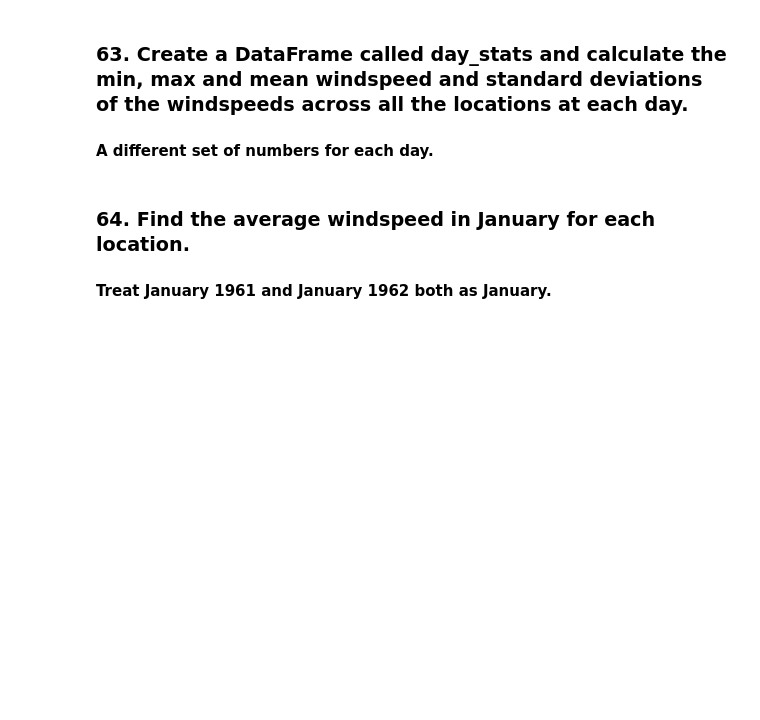
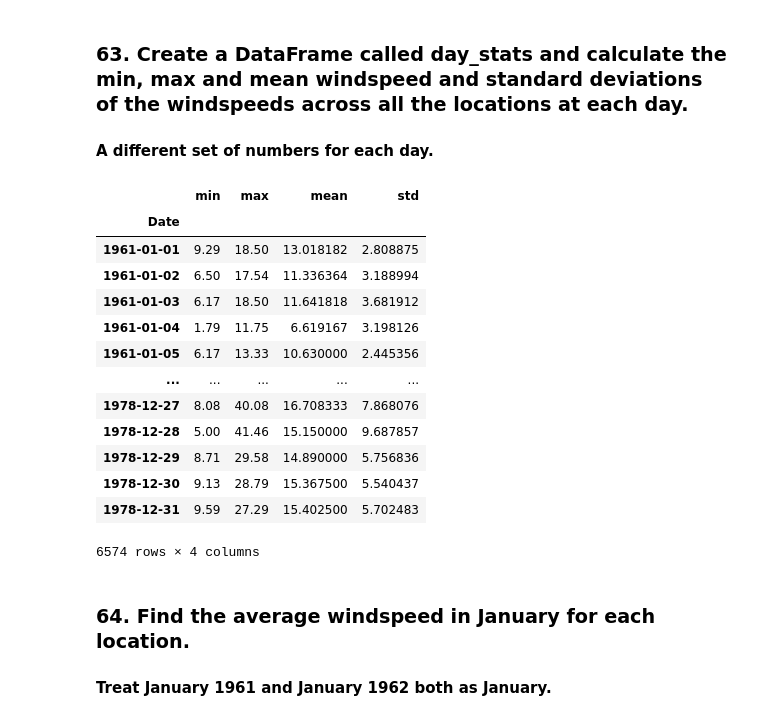
Before and after one commit to Flute22/Python, a Jupyter notebook: Practice/Basic Data Manipulation - Visualization Exercise/Basic_Data_Manipulation_Visualization_Exercise.ipynb, the cells around one changed output. Cells and saved outputs as stored; diff of their text form; code cells hidden in the pictures; blank space fills up the shorter version.

```diff
--- a/Practice/Basic Data Manipulation - Visualization Exercise/Basic_Data_Manipulation_Visualization_Exercise.ipynb
+++ b/Practice/Basic Data Manipulation - Visualization Exercise/Basic_Data_Manipulation_Visualization_Exercise.ipynb
@@ -1347,6 +1469,25 @@ IndexError: list index out of range
 ### 63. Create a DataFrame called day_stats and calculate the min, max and mean windspeed and standard deviations of the windspeeds across all the locations at each day.
 
 #### A different set of numbers for each day.
+# %%
+day_stats = data.agg(['min', 'max', 'mean', 'std'], axis=1)
+
+day_stats
+# %% [output]
+|  | min | max | mean | std |
+| Date |  |  |  |  |
+| 1961-01-01 | 9.29 | 18.50 | 13.018182 | 2.808875 |
+| 1961-01-02 | 6.50 | 17.54 | 11.336364 | 3.188994 |
+| 1961-01-03 | 6.17 | 18.50 | 11.641818 | 3.681912 |
+| 1961-01-04 | 1.79 | 11.75 | 6.619167 | 3.198126 |
+| 1961-01-05 | 6.17 | 13.33 | 10.630000 | 2.445356 |
+| ... | ... | ... | ... | ... |
+| 1978-12-27 | 8.08 | 40.08 | 16.708333 | 7.868076 |
+| 1978-12-28 | 5.00 | 41.46 | 15.150000 | 9.687857 |
+| 1978-12-29 | 8.71 | 29.58 | 14.890000 | 5.756836 |
+| 1978-12-30 | 9.13 | 28.79 | 15.367500 | 5.540437 |
+| 1978-12-31 | 9.59 | 27.29 | 15.402500 | 5.702483 |
+6574 rows × 4 columns
 # %% [markdown]
 ### 64. Find the average windspeed in January for each location.
 #### Treat January 1961 and January 1962 both as January.
```
Also changed, not shown: parts of 20 cells of this notebook.
